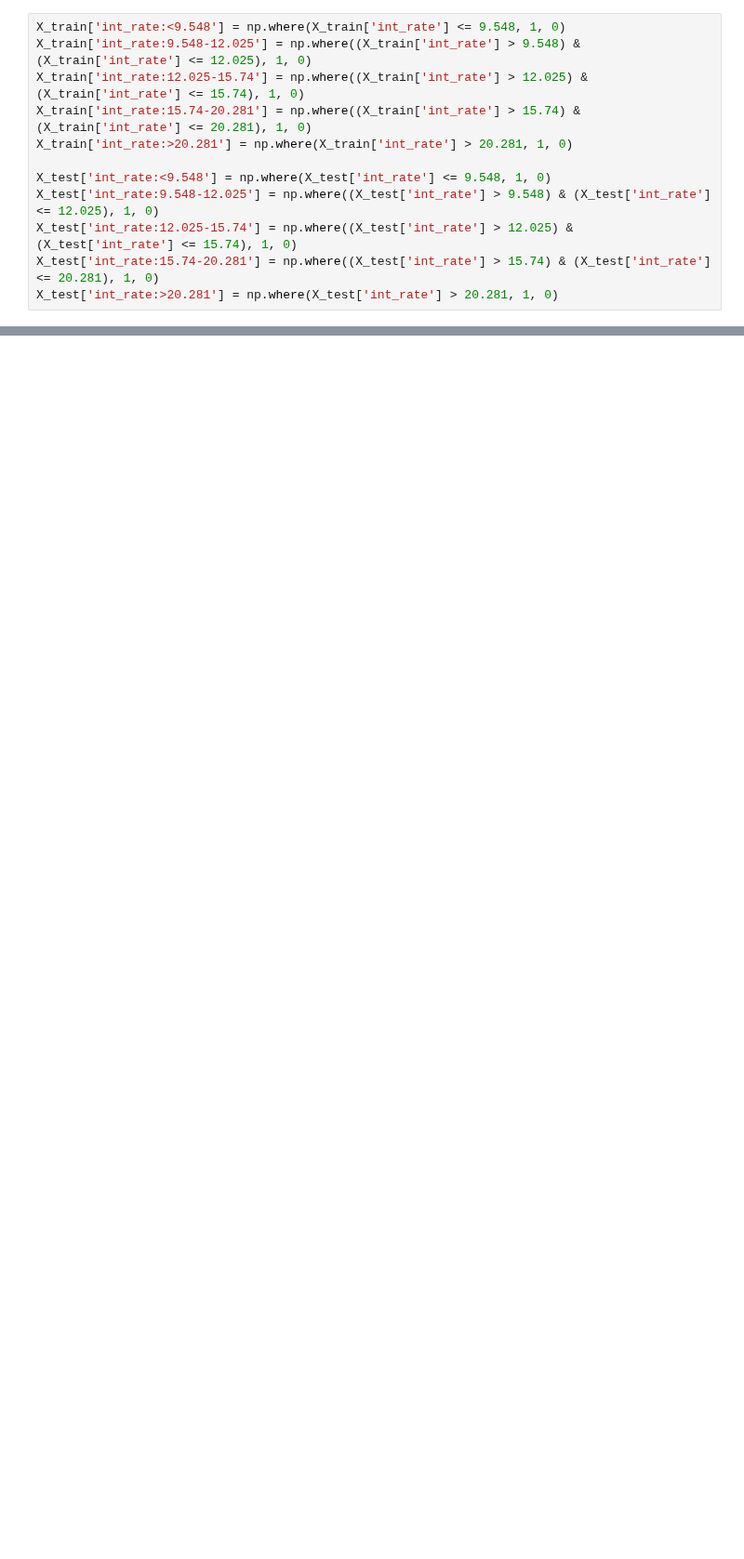
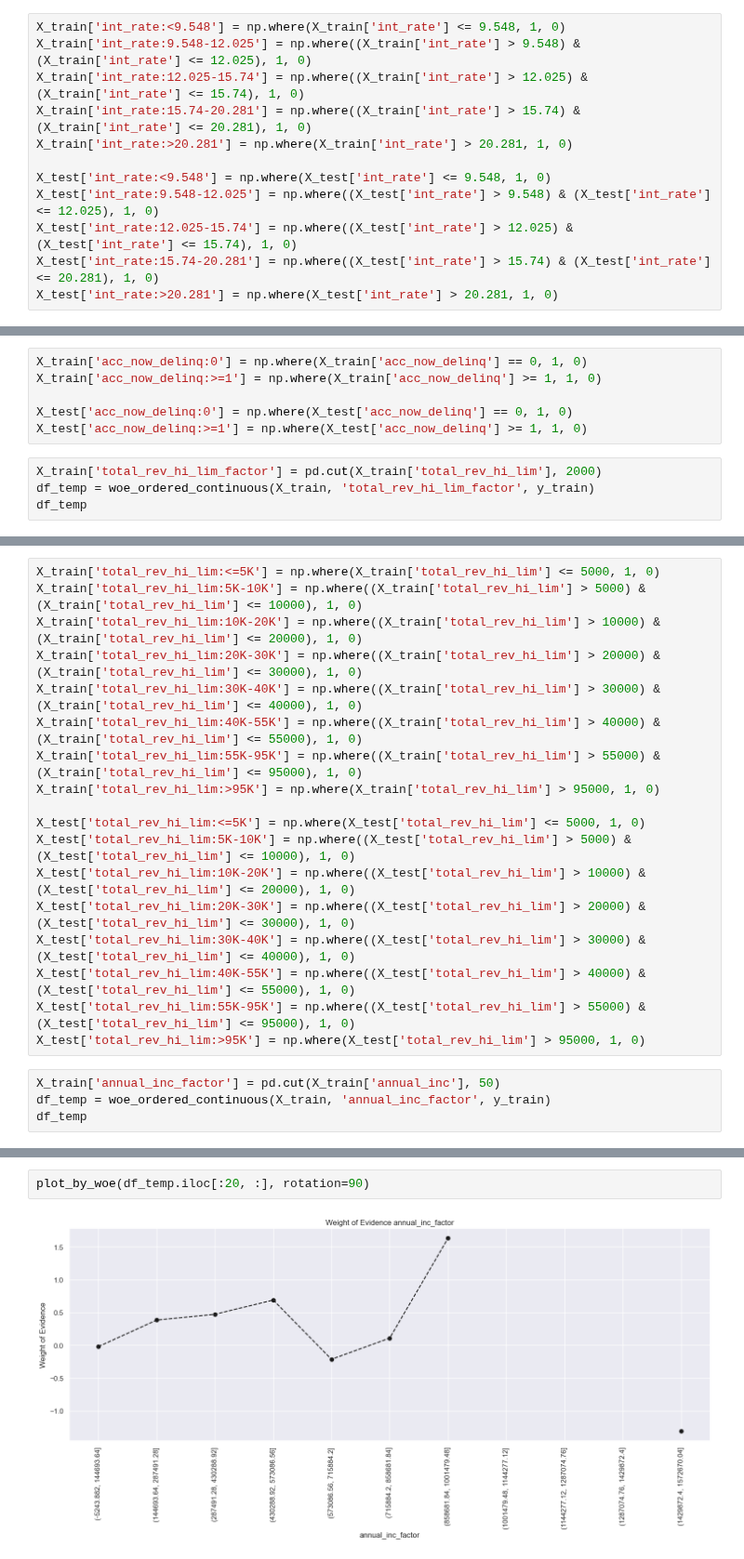
Before and after one commit to eddie-gation/credit_scoring_PD_Model, a Jupyter notebook: preprocessing.ipynb, the cells around one changed output, grey strips where cells are left out. Shown at 93% size. Drawn from its saved outputs; the diff is of its cells as text; blank space fills up the shorter version.

```diff
--- a/preprocessing.ipynb
+++ b/preprocessing.ipynb
@@ -745,0 +975,10 @@ plot_by_woe(df_temp, rotation =90)
+# %%
+X_train['acc_now_delinq:0'] = np.where(X_train['acc_now_delinq'] == 0, 1, 0)
+X_train['acc_now_delinq:>=1'] = np.where(X_train['acc_now_delinq'] >= 1, 1, 0)
+
+X_test['acc_now_delinq:0'] = np.where(X_test['acc_now_delinq'] == 0, 1, 0)
+X_test['acc_now_delinq:>=1'] = np.where(X_test['acc_now_delinq'] >= 1, 1, 0)
+# %%
+X_train['total_rev_hi_lim_factor'] = pd.cut(X_train['total_rev_hi_lim'], 2000)
+df_temp = woe_ordered_continuous(X_train, 'total_rev_hi_lim_factor', y_train)
+df_temp
@@ -745,0 +1007,22 @@ plot_by_woe(df_temp, rotation =90)
+# %%
+X_train['total_rev_hi_lim:<=5K'] = np.where(X_train['total_rev_hi_lim'] <= 5000, 1, 0)
+X_train['total_rev_hi_lim:5K-10K'] = np.where((X_train['total_rev_hi_lim'] > 5000) & (X_train['total_rev_hi_lim'] <= 10000), 1, 0)
+X_train['total_rev_hi_lim:10K-20K'] = np.where((X_train['total_rev_hi_lim'] > 10000) & (X_train['total_rev_hi_lim'] <= 20000), 1, 0)
+X_train['total_rev_hi_lim:20K-30K'] = np.where((X_train['total_rev_hi_lim'] > 20000) & (X_train['total_rev_hi_lim'] <= 30000), 1, 0)
+X_train['total_rev_hi_lim:30K-40K'] = np.where((X_train['total_rev_hi_lim'] > 30000) & (X_train['total_rev_hi_lim'] <= 40000), 1, 0)
+X_train['total_rev_hi_lim:40K-55K'] = np.where((X_train['total_rev_hi_lim'] > 40000) & (X_train['total_rev_hi_lim'] <= 55000), 1, 0)
+X_train['total_rev_hi_lim:55K-95K'] = np.where((X_train['total_rev_hi_lim'] > 55000) & (X_train['total_rev_hi_lim'] <= 95000), 1, 0)
+X_train['total_rev_hi_lim:>95K'] = np.where(X_train['total_rev_hi_lim'] > 95000, 1, 0)
+
+X_test['total_rev_hi_lim:<=5K'] = np.where(X_test['total_rev_hi_lim'] <= 5000, 1, 0)
+X_test['total_rev_hi_lim:5K-10K'] = np.where((X_test['total_rev_hi_lim'] > 5000) & (X_test['total_rev_hi_lim'] <= 10000), 1, 0)
+X_test['total_rev_hi_lim:10K-20K'] = np.where((X_test['total_rev_hi_lim'] > 10000) & (X_test['total_rev_hi_lim'] <= 20000), 1, 0)
+X_test['total_rev_hi_lim:20K-30K'] = np.where((X_test['total_rev_hi_lim'] > 20000) & (X_test['total_rev_hi_lim'] <= 30000), 1, 0)
+X_test['total_rev_hi_lim:30K-40K'] = np.where((X_test['total_rev_hi_lim'] > 30000) & (X_test['total_rev_hi_lim'] <= 40000), 1, 0)
+X_test['total_rev_hi_lim:40K-55K'] = np.where((X_test['total_rev_hi_lim'] > 40000) & (X_test['total_rev_hi_lim'] <= 55000), 1, 0)
+X_test['total_rev_hi_lim:55K-95K'] = np.where((X_test['total_rev_hi_lim'] > 55000) & (X_test['total_rev_hi_lim'] <= 95000), 1, 0)
+X_test['total_rev_hi_lim:>95K'] = np.where(X_test['total_rev_hi_lim'] > 95000, 1, 0)
+# %%
+X_train['annual_inc_factor'] = pd.cut(X_train['annual_inc'], 50)
+df_temp = woe_ordered_continuous(X_train, 'annual_inc_factor', y_train)
+df_temp
@@ -745,0 +1047,4 @@ plot_by_woe(df_temp, rotation =90)
+# %%
+plot_by_woe(df_temp.iloc[:20, :], rotation=90)
+# %% [output]
+[figure, added]
```
Also changed, not shown: parts of 28 cells of this notebook.
